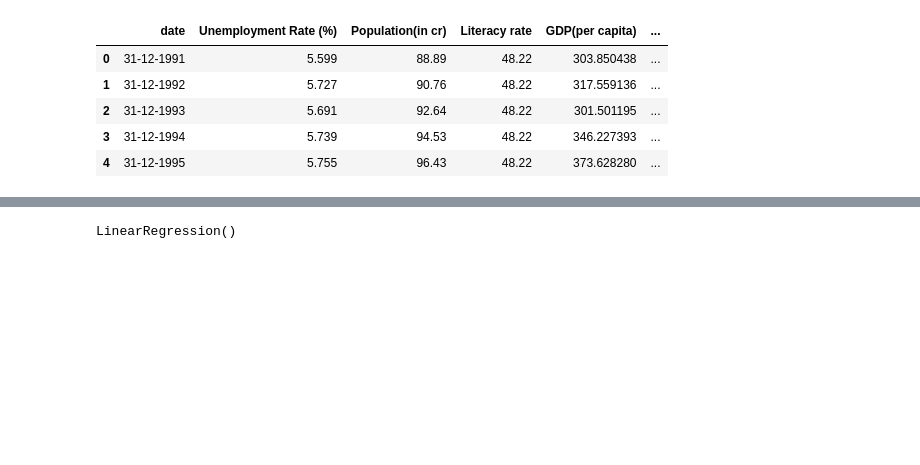
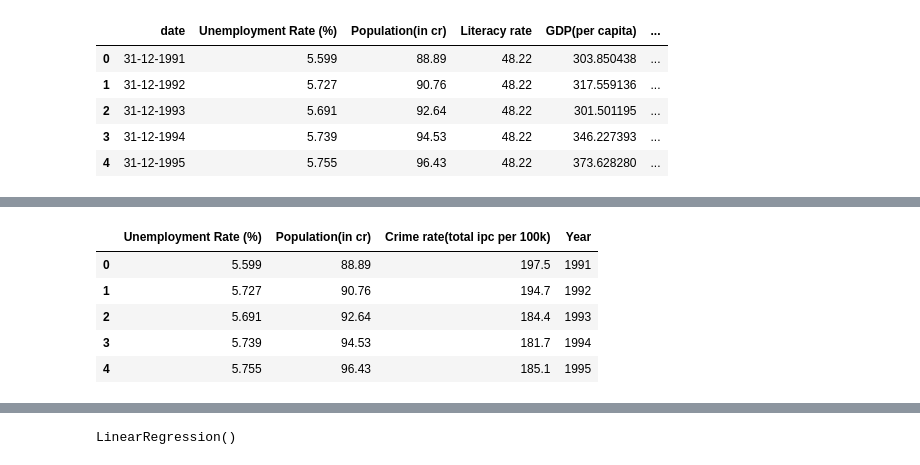
Before and after one commit to Mubeen-Zaki/Crime_Analysis, a Jupyter notebook: Prediction/prediction.ipynb, the cells around one changed output, grey strips where cells are left out. Drawn from its saved outputs; the diff is of its cells as text; code cells hidden in the pictures; blank space fills up the shorter version.

```diff
--- a/Prediction/prediction.ipynb
+++ b/Prediction/prediction.ipynb
@@ -940,3 +949,8 @@ df.head()
 | 2 | 31-12-1993 | 5.691 | 92.64 | 48.22 | 301.501195 | ... |
 | 3 | 31-12-1994 | 5.739 | 94.53 | 48.22 | 346.227393 | ... |
 | 4 | 31-12-1995 | 5.755 | 96.43 | 48.22 | 373.628280 | ... |
+# %%
+dt = []
+for i in df["date"].values:
+    dt.append(i[6:])
+dt
@@ -943 +975,13 @@ df.head()
+# %%
+df['Year'] = dt
+# %%
+df.drop(['date','Literacy rate','GDP(per capita)'],axis=1,inplace=True)
+df.head()
+# %% [output]
+|  | Unemployment Rate (%) | Population(in cr) | Crime rate(total ipc per 100k) | Year |
+| 0 | 5.599 | 88.89 | 197.5 | 1991 |
+| 1 | 5.727 | 90.76 | 194.7 | 1992 |
+| 2 | 5.691 | 92.64 | 184.4 | 1993 |
+| 3 | 5.739 | 94.53 | 181.7 | 1994 |
+| 4 | 5.755 | 96.43 | 185.1 | 1995 |
 # %%
```
Also changed, not shown: parts of 16 cells of this notebook, 7 other files.
